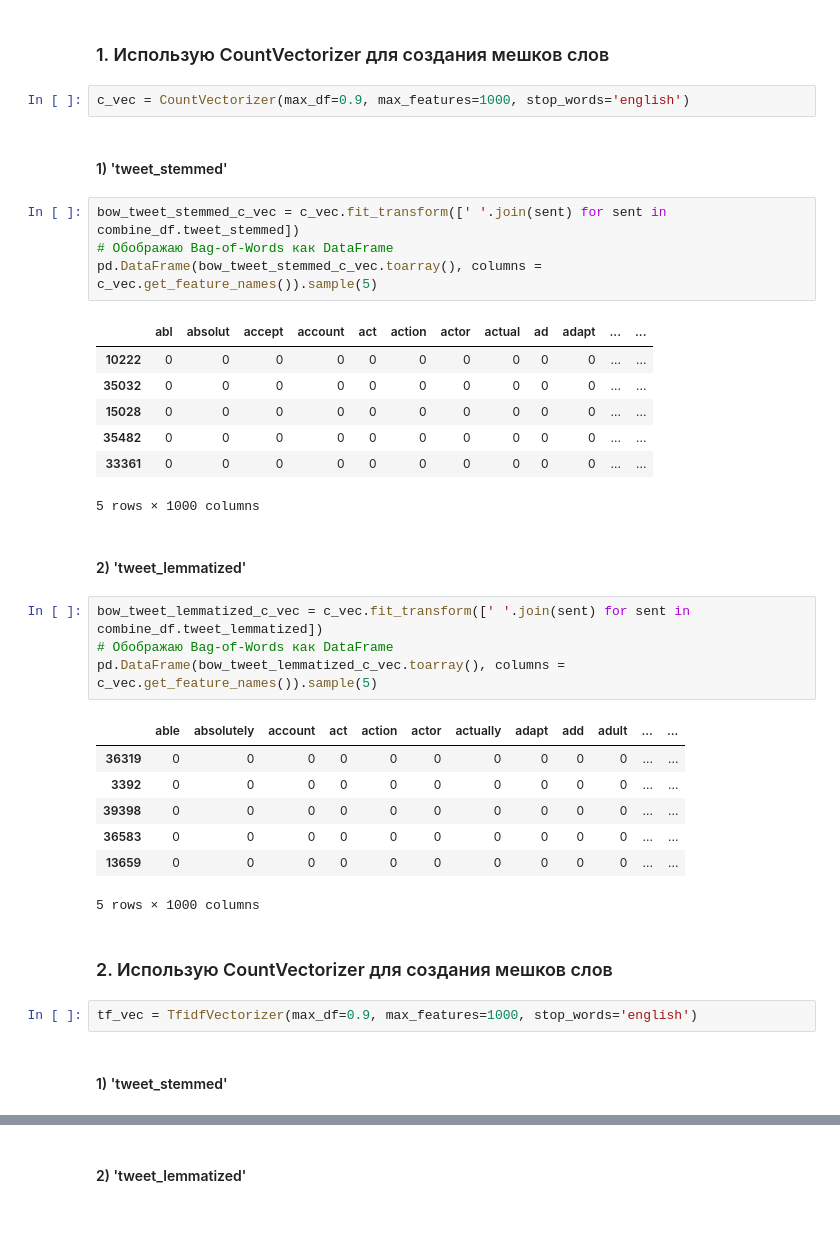
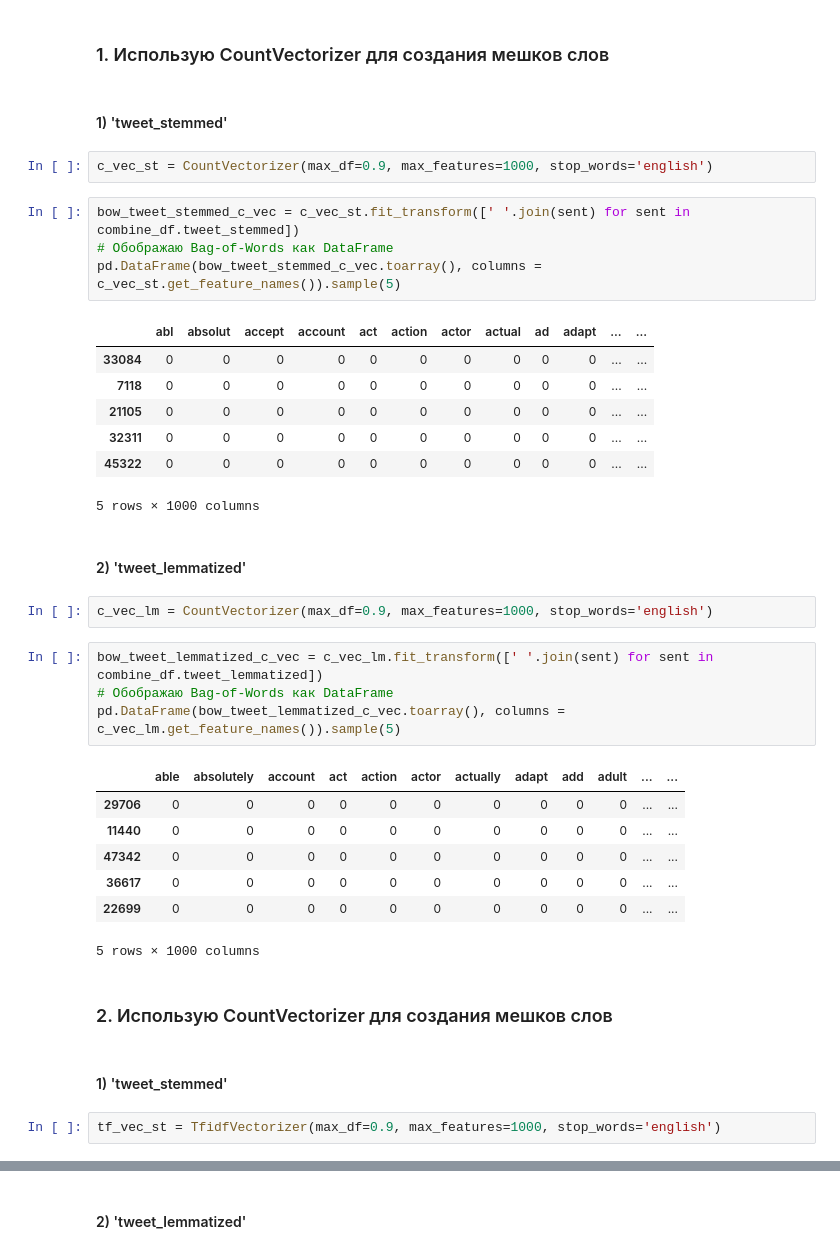
Before and after one commit to AntonyVasilev/introduction-in-NLP, a Jupyter notebook: AVasilev_lesson_2.ipynb, the cells around one changed output, grey strips where cells are left out. Cells and saved outputs as stored; diff of their text form; blank space fills up the shorter version.

```diff
--- a/AVasilev_lesson_2.ipynb
+++ b/AVasilev_lesson_2.ipynb
@@ -51,40 +51,42 @@ combine_df.head()
 | 5 | 0.0 | factsguide society now motivation | [factsguide, society, now, motiva... | [factsguide, society, motivation] | [factsguid, societi, motiv] | [factsguide, society, motivation] |
 # %% [markdown]
 ### 1. Использую CountVectorizer для создания мешков слов
-# %%
-c_vec = CountVectorizer(max_df=0.9, max_features=1000, stop_words='english')
 # %% [markdown]
 #### 1) 'tweet_stemmed'
+# %%
+c_vec_st = CountVectorizer(max_df=0.9, max_features=1000, stop_words='english')
 # %%
-bow_tweet_stemmed_c_vec = c_vec.fit_transform([' '.join(sent) for sent in combine_df.tweet_stemmed])
+bow_tweet_stemmed_c_vec = c_vec_st.fit_transform([' '.join(sent) for sent in combine_df.tweet_stemmed])
 # Обображаю Bag-of-Words как DataFrame
-pd.DataFrame(bow_tweet_stemmed_c_vec.toarray(), columns = c_vec.get_feature_names()).sample(5)
+pd.DataFrame(bow_tweet_stemmed_c_vec.toarray(), columns = c_vec_st.get_feature_names()).sample(5)
 # %% [output]
 |  | abl | absolut | accept | account | act | action | actor | actual | ad | adapt | ... | ... |
-| 10222 | 0 | 0 | 0 | 0 | 0 | 0 | 0 | 0 | 0 | 0 | ... | ... |
-| 35032 | 0 | 0 | 0 | 0 | 0 | 0 | 0 | 0 | 0 | 0 | ... | ... |
-| 15028 | 0 | 0 | 0 | 0 | 0 | 0 | 0 | 0 | 0 | 0 | ... | ... |
-| 35482 | 0 | 0 | 0 | 0 | 0 | 0 | 0 | 0 | 0 | 0 | ... | ... |
-| 33361 | 0 | 0 | 0 | 0 | 0 | 0 | 0 | 0 | 0 | 0 | ... | ... |
+| 33084 | 0 | 0 | 0 | 0 | 0 | 0 | 0 | 0 | 0 | 0 | ... | ... |
+| 7118 | 0 | 0 | 0 | 0 | 0 | 0 | 0 | 0 | 0 | 0 | ... | ... |
+| 21105 | 0 | 0 | 0 | 0 | 0 | 0 | 0 | 0 | 0 | 0 | ... | ... |
+| 32311 | 0 | 0 | 0 | 0 | 0 | 0 | 0 | 0 | 0 | 0 | ... | ... |
+| 45322 | 0 | 0 | 0 | 0 | 0 | 0 | 0 | 0 | 0 | 0 | ... | ... |
 5 rows × 1000 columns
 # %% [markdown]
 #### 2) 'tweet_lemmatized'
+# %%
+c_vec_lm = CountVectorizer(max_df=0.9, max_features=1000, stop_words='english')
 # %%
-bow_tweet_lemmatized_c_vec = c_vec.fit_transform([' '.join(sent) for sent in combine_df.tweet_lemmatized])
+bow_tweet_lemmatized_c_vec = c_vec_lm.fit_transform([' '.join(sent) for sent in combine_df.tweet_lemmatized])
 # Обображаю Bag-of-Words как DataFrame
-pd.DataFrame(bow_tweet_lemmatized_c_vec.toarray(), columns = c_vec.get_feature_names()).sample(5)
+pd.DataFrame(bow_tweet_lemmatized_c_vec.toarray(), columns = c_vec_lm.get_feature_names()).sample(5)
 # %% [output]
 |  | able | absolutely | account | act | action | actor | actually | adapt | add | adult | ... | ... |
-| 36319 | 0 | 0 | 0 | 0 | 0 | 0 | 0 | 0 | 0 | 0 | ... | ... |
-| 3392 | 0 | 0 | 0 | 0 | 0 | 0 | 0 | 0 | 0 | 0 | ... | ... |
-| 39398 | 0 | 0 | 0 | 0 | 0 | 0 | 0 | 0 | 0 | 0 | ... | ... |
-| 36583 | 0 | 0 | 0 | 0 | 0 | 0 | 0 | 0 | 0 | 0 | ... | ... |
-| 13659 | 0 | 0 | 0 | 0 | 0 | 0 | 0 | 0 | 0 | 0 | ... | ... |
+| 29706 | 0 | 0 | 0 | 0 | 0 | 0 | 0 | 0 | 0 | 0 | ... | ... |
+| 11440 | 0 | 0 | 0 | 0 | 0 | 0 | 0 | 0 | 0 | 0 | ... | ... |
+| 47342 | 0 | 0 | 0 | 0 | 0 | 0 | 0 | 0 | 0 | 0 | ... | ... |
+| 36617 | 0 | 0 | 0 | 0 | 0 | 0 | 0 | 0 | 0 | 0 | ... | ... |
+| 22699 | 0 | 0 | 0 | 0 | 0 | 0 | 0 | 0 | 0 | 0 | ... | ... |
 5 rows × 1000 columns
 # %% [markdown]
 ### 2. Использую CountVectorizer для создания мешков слов
-# %%
-tf_vec = TfidfVectorizer(max_df=0.9, max_features=1000, stop_words='english')
 # %% [markdown]
 #### 1) 'tweet_stemmed'
+# %%
+tf_vec_st = TfidfVectorizer(max_df=0.9, max_features=1000, stop_words='english')
 # %%
```
Also changed, not shown: parts of 26 cells of this notebook, 2 other files.
